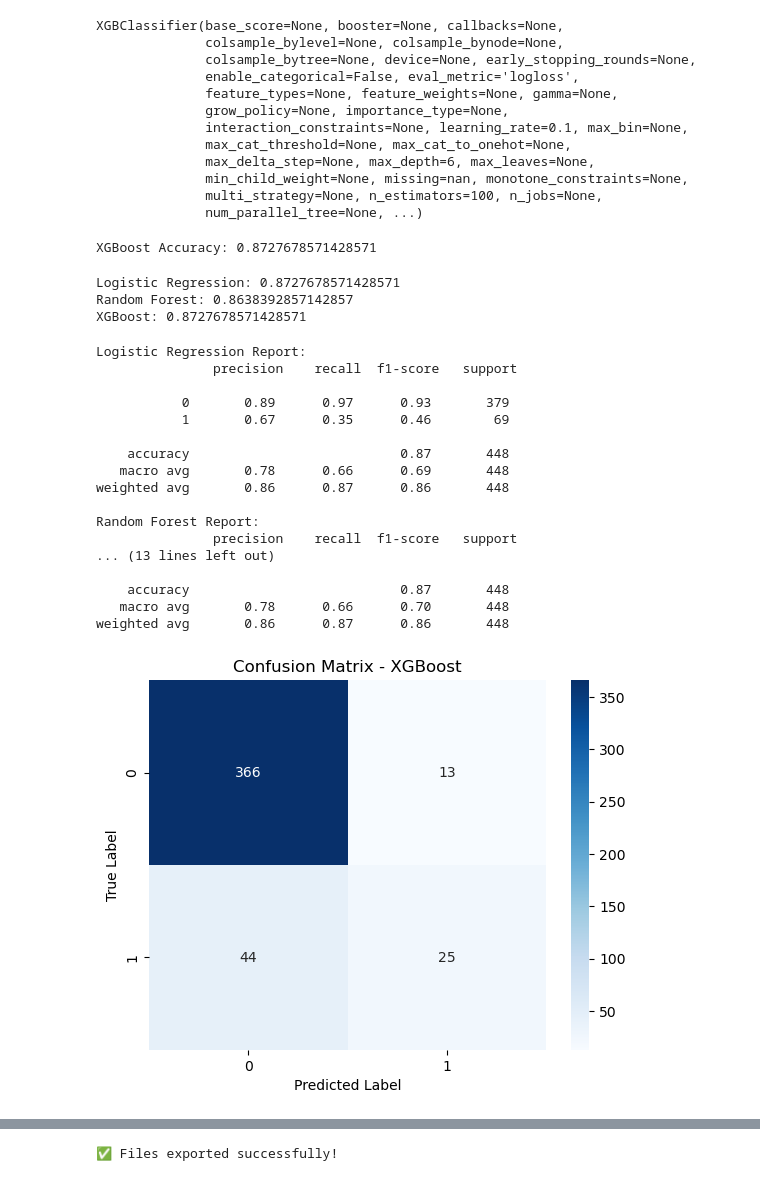
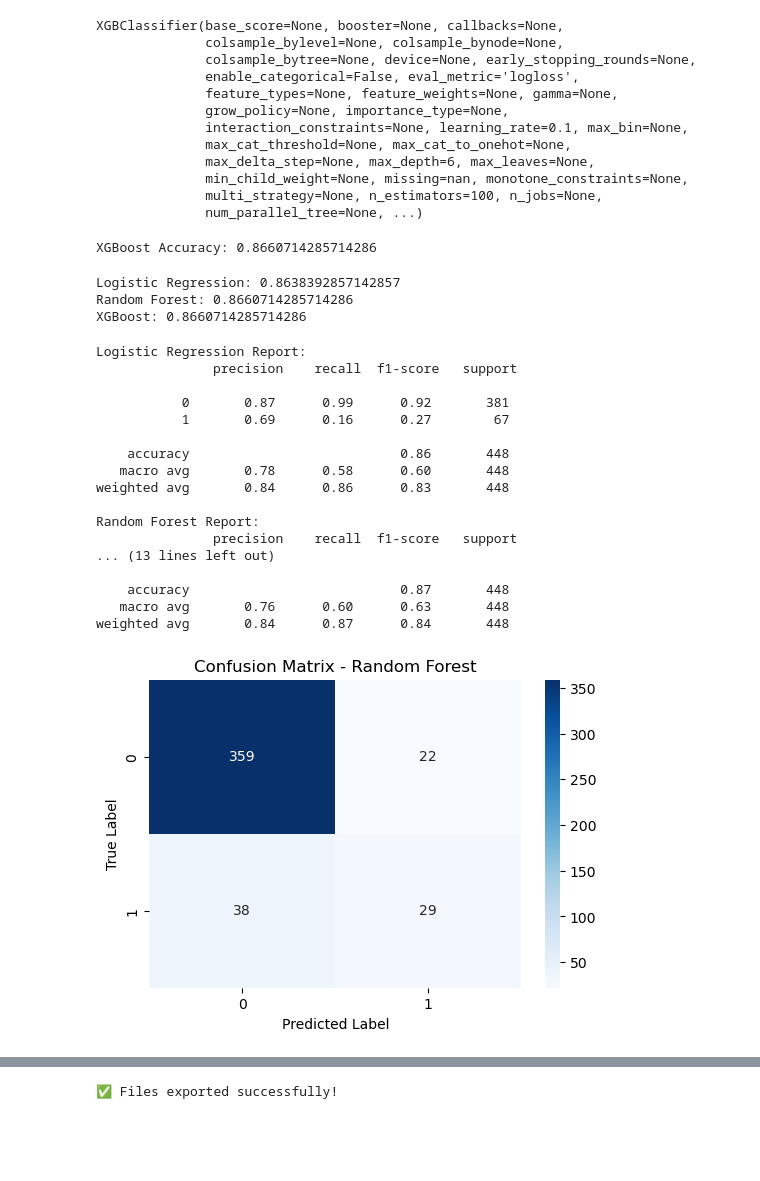
Before and after one commit to lenadajar0801-boop/customer-purchase-prediction-marketing-optimization-ml, a Jupyter notebook: customer-purchase-prediction-marketing-optimization-ml.ipynb, the cells around one changed output, grey strips where cells are left out. Saved outputs shown, nothing was run; the diff lists cells and outputs as text; code cells hidden in the pictures; blank space fills up the shorter version.

Commit message:
Add files via upload
update of customer purchase prediction marketing optimization-ml

```diff
--- a/customer-purchase-prediction-marketing-optimization-ml.ipynb
+++ b/customer-purchase-prediction-marketing-optimization-ml.ipynb
@@ -156,14 +156,19 @@ df[['Age','Total_Spending','Total_Purchases']].describe()
 # Target Variable
 df['Target'] = df['Response']
 # %%
-# Remove unnecessary columns
-X = df.drop(['Target', 'Response', 'ID', 'Dt_Customer', 'Z_CostContact', 'Z_Revenue'], axis=1)
+# Select optimized features (business-driven)
+X = df[[
+    'Age',
+    'Income',
+    'Recency',
+    'Total_Spending',
+    'Total_Purchases',
+    'NumWebVisitsMonth',
+    'AcceptedCmp1'
+]]
 
 # Target variable
 y = df['Target']
-# %%
-# Encode categorical variables
-X = pd.get_dummies(X, drop_first=True)
 # %%
 # Check dataset shape after encoding
 X.shape
@@ -172,7 +177,7 @@ X.shape
 # %%
 # Split dataset into training and testing
 X_train, X_test, y_train, y_test = train_test_split(
-    X, y, test_size=0.2, random_state=42
+    X, y, test_size=0.2, random_state=42, stratify=y
 )
 # %%
 # Check shapes
@@ -205,6 +210,15 @@ Logistic Regression Accuracy: 0.8727678571428571
 # %%
 # Train Random Forest model
-rf = RandomForestClassifier(n_estimators=100, random_state=42)
+from sklearn.ensemble import RandomForestClassifier
+
+rf = RandomForestClassifier(
+    n_estimators=300,
+    max_depth=10,
+    min_samples_split=5,
+    min_samples_leaf=2,
+    class_weight='balanced',   #imbalance
+    random_state=42
+)
 
 rf.fit(X_train, y_train)
 # %% [output]
@@ -252,16 +276,16 @@ from sklearn.metrics import accuracy_score
 
 print("XGBoost Accuracy:", accuracy_score(y_test, y_pred_xgb))
 # %% [output]
-XGBoost Accuracy: 0.8727678571428571
+XGBoost Accuracy: 0.8660714285714286
 # %%
 # Model Comparison
 print("Logistic Regression:", accuracy_score(y_test, y_pred_lr))
 print("Random Forest:", accuracy_score(y_test, y_pred_rf))
 print("XGBoost:", accuracy_score(y_test, y_pred_xgb))
 # %% [output]
-Logistic Regression: 0.8727678571428571
-Random Forest: 0.8638392857142857
-XGBoost: 0.8727678571428571
+Logistic Regression: 0.8638392857142857
+Random Forest: 0.8660714285714286
+XGBoost: 0.8660714285714286
 # %%
 #Classification report
 from sklearn.metrics import classification_report
@@ -273,35 +297,32 @@ print("XGBoost Report:\n", classification_report(y_test, y_pred_xgb))
 Logistic Regression Report:
                precision    recall  f1-score   support
 
-           0       0.89      0.97      0.93       379
-           1       0.67      0.35      0.46        69
+           0       0.87      0.99      0.92       381
+           1       0.69      0.16      0.27        67
 
-    accuracy                           0.87       448
-   macro avg       0.78      0.66      0.69       448
-weighted avg       0.86      0.87      0.86       448
+    accuracy                           0.86       448
+   macro avg       0.78      0.58      0.60       448
+weighted avg       0.84      0.86      0.83       448
 
 Random Forest Report:
                precision    recall  f1-score   support
 ... (13 lines left out)
 
     accuracy                           0.87       448
-   macro avg       0.78      0.66      0.70       448
-weighted avg       0.86      0.87      0.86       448
+   macro avg       0.76      0.60      0.63       448
+weighted avg       0.84      0.87      0.84       448
 # %%
-# Visualization - Confusion Matrix (XGBoost)
+# Visualization - Confusion Matrix (Random Forest)
 
 from sklearn.metrics import confusion_matrix
-import seaborn as sns
-import matplotlib.pyplot as plt
 
-# Compute confusion matrix
-cm = confusion_matrix(y_test, y_pred_xgb)
+cm = confusion_matrix(y_test, y_pred_rf)
 
-# Display heatmap
+plt.figure(figsize=(6,4))
 sns.heatmap(cm, annot=True, fmt='d', cmap='Blues')
-plt.title("Confusion Matrix - XGBoost")
+plt.title("Confusion Matrix - Random Forest")
 plt.xlabel("Predicted Label")
 plt.ylabel("True Label")
 plt.show()
 # %% [output]
-[figure, old version]
+[figure, new version]
```
Also changed, not shown: parts of 15 cells of this notebook.
